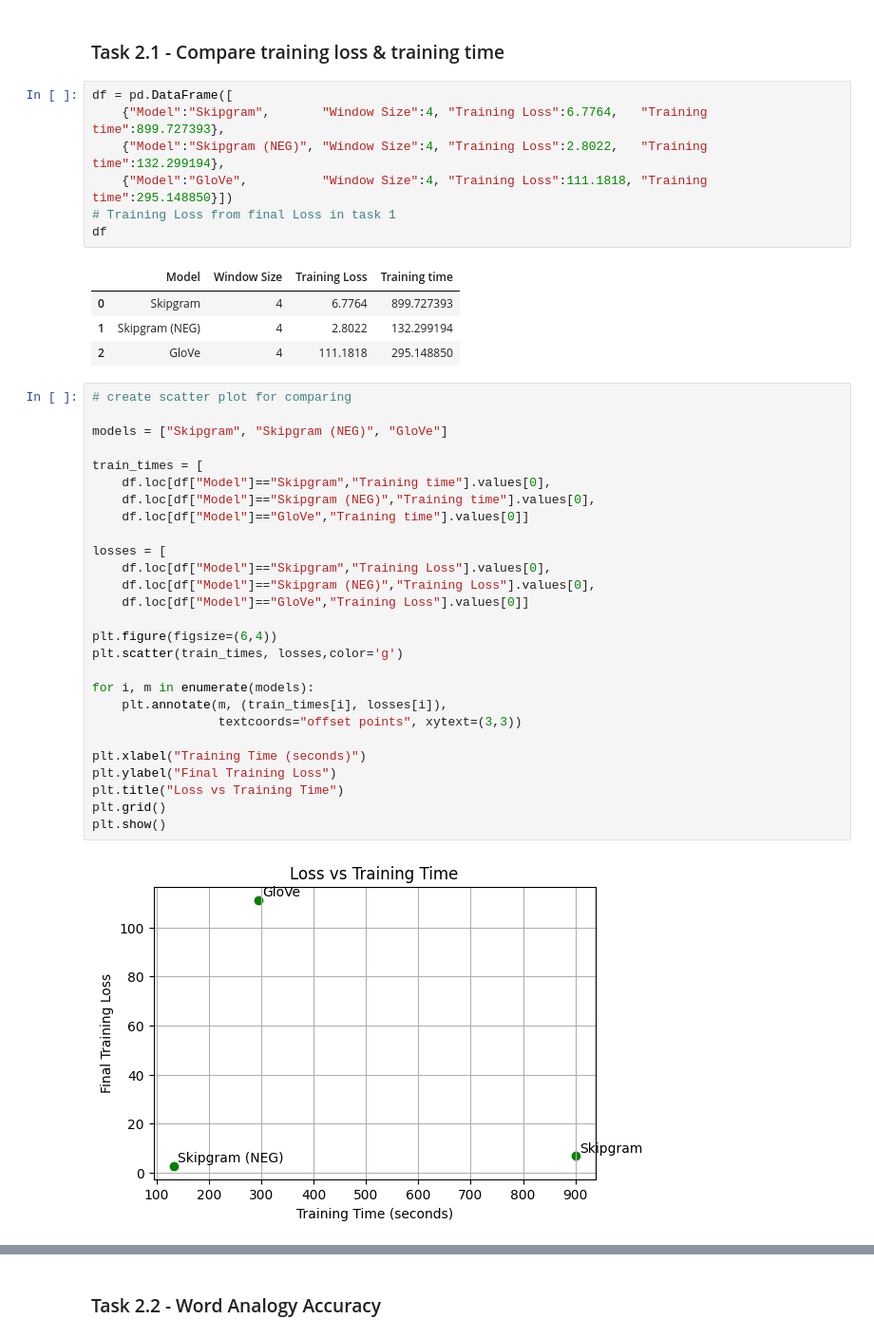
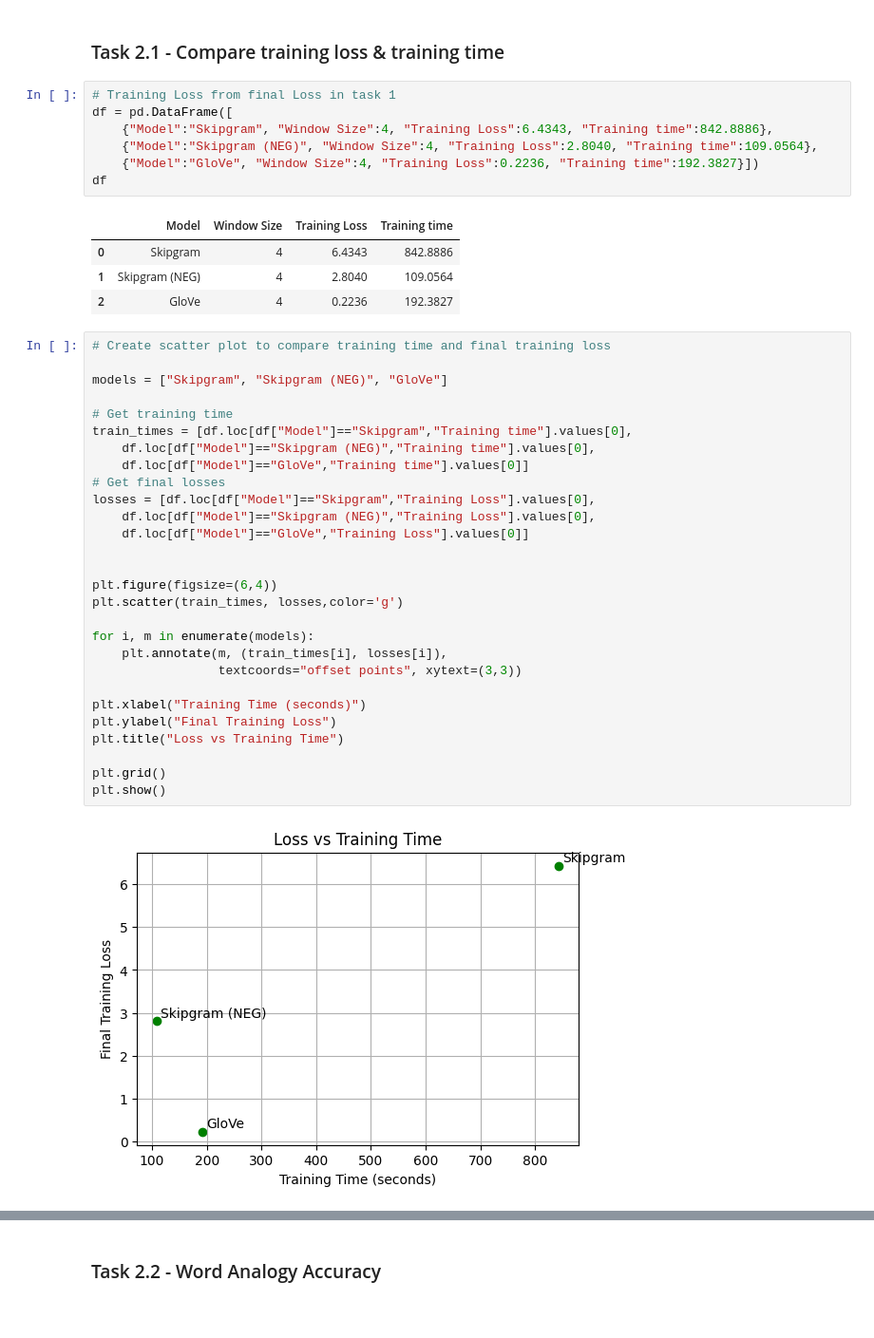
Before and after one commit to APS2542/NPL_A1-That-s-What-I-LIKE, a Jupyter notebook: notebooks/A1_Task2_st121630.ipynb, the cells around one changed output, grey strips where cells are left out. Shown at 95% size. Drawn from its saved outputs; the diff is of its cells as text.

Commit message:
Complete Tasks 1–3: Word embedding training, evaluation, and search application

```diff
--- a/notebooks/A1_Task2_st121630.ipynb
+++ b/notebooks/A1_Task2_st121630.ipynb
@@ -41,46 +52,47 @@ for name in models_dict:
 # %% [markdown]
 ### Task 2.1 - Compare training loss & training time
 # %%
+# Training Loss from final Loss in task 1
 df = pd.DataFrame([
-    {"Model":"Skipgram",       "Window Size":4, "Training Loss":6.7764,   "Training time":899.727393},
-    {"Model":"Skipgram (NEG)", "Window Size":4, "Training Loss":2.8022,   "Training time":132.299194},
-    {"Model":"GloVe",          "Window Size":4, "Training Loss":111.1818, "Training time":295.148850}])
-# Training Loss from final Loss in task 1
+    {"Model":"Skipgram", "Window Size":4, "Training Loss":6.4343, "Training time":842.8886},
+    {"Model":"Skipgram (NEG)", "Window Size":4, "Training Loss":2.8040, "Training time":109.0564},
+    {"Model":"GloVe", "Window Size":4, "Training Loss":0.2236, "Training time":192.3827}])
 df
 # %% [output]
 |  | Model | Window Size | Training Loss | Training time |
-| 0 | Skipgram | 4 | 6.7764 | 899.727393 |
-| 1 | Skipgram (NEG) | 4 | 2.8022 | 132.299194 |
-| 2 | GloVe | 4 | 111.1818 | 295.148850 |
+| 0 | Skipgram | 4 | 6.4343 | 842.8886 |
+| 1 | Skipgram (NEG) | 4 | 2.8040 | 109.0564 |
+| 2 | GloVe | 4 | 0.2236 | 192.3827 |
 # %%
-# create scatter plot for comparing
+# Create scatter plot to compare training time and final training loss
 
 models = ["Skipgram", "Skipgram (NEG)", "GloVe"]
 
-train_times = [
-    df.loc[df["Model"]=="Skipgram","Training time"].values[0],
+# Get training time
+train_times = [df.loc[df["Model"]=="Skipgram","Training time"].values[0],
     df.loc[df["Model"]=="Skipgram (NEG)","Training time"].values[0],
     df.loc[df["Model"]=="GloVe","Training time"].values[0]]
-
-losses = [
-    df.loc[df["Model"]=="Skipgram","Training Loss"].values[0],
+# Get final losses
+losses = [df.loc[df["Model"]=="Skipgram","Training Loss"].values[0],
     df.loc[df["Model"]=="Skipgram (NEG)","Training Loss"].values[0],
     df.loc[df["Model"]=="GloVe","Training Loss"].values[0]]
+
 
 plt.figure(figsize=(6,4))
 plt.scatter(train_times, losses,color='g')
 
 for i, m in enumerate(models):
     plt.annotate(m, (train_times[i], losses[i]),
                  textcoords="offset points", xytext=(3,3))
 
 plt.xlabel("Training Time (seconds)")
 plt.ylabel("Final Training Loss")
 plt.title("Loss vs Training Time")
+
 plt.grid()
 plt.show()
 # %% [output]
-[figure, old version]
+[figure, new version]
 # %%
 plt.figure(figsize=(6,4))
 plt.bar(models, losses,color='g')
```
Also changed, not shown: parts of 12 cells of this notebook, 5 other files.
